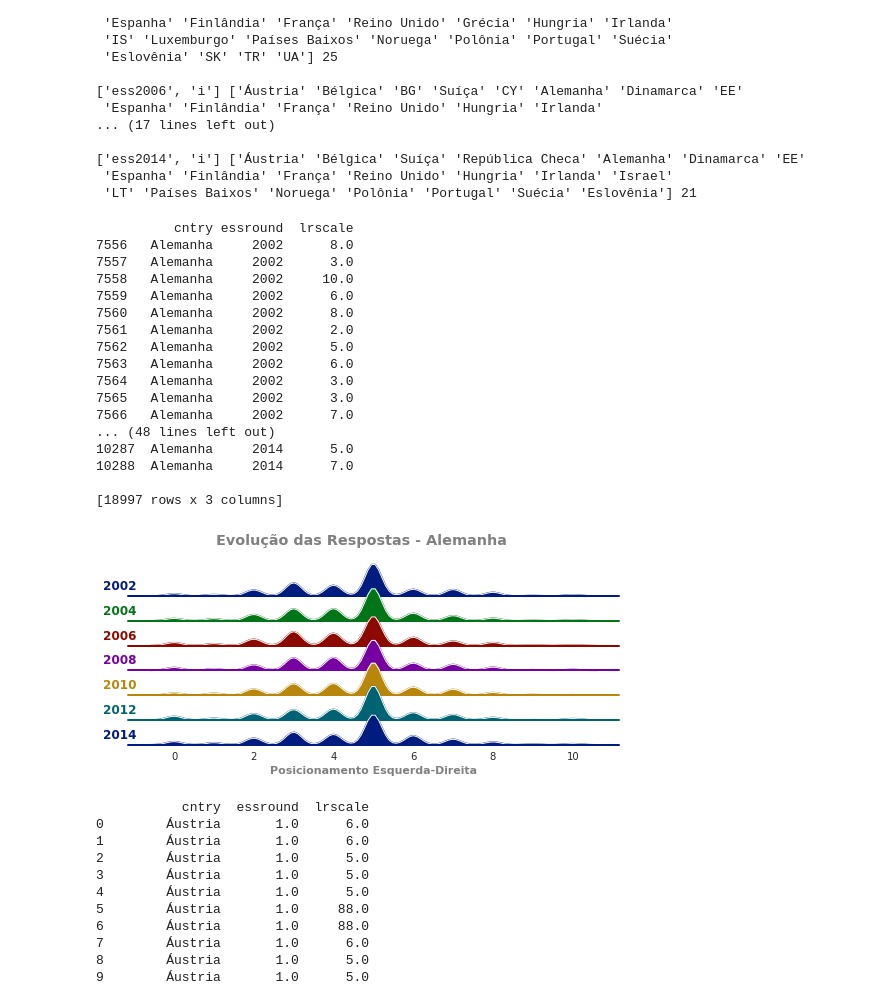
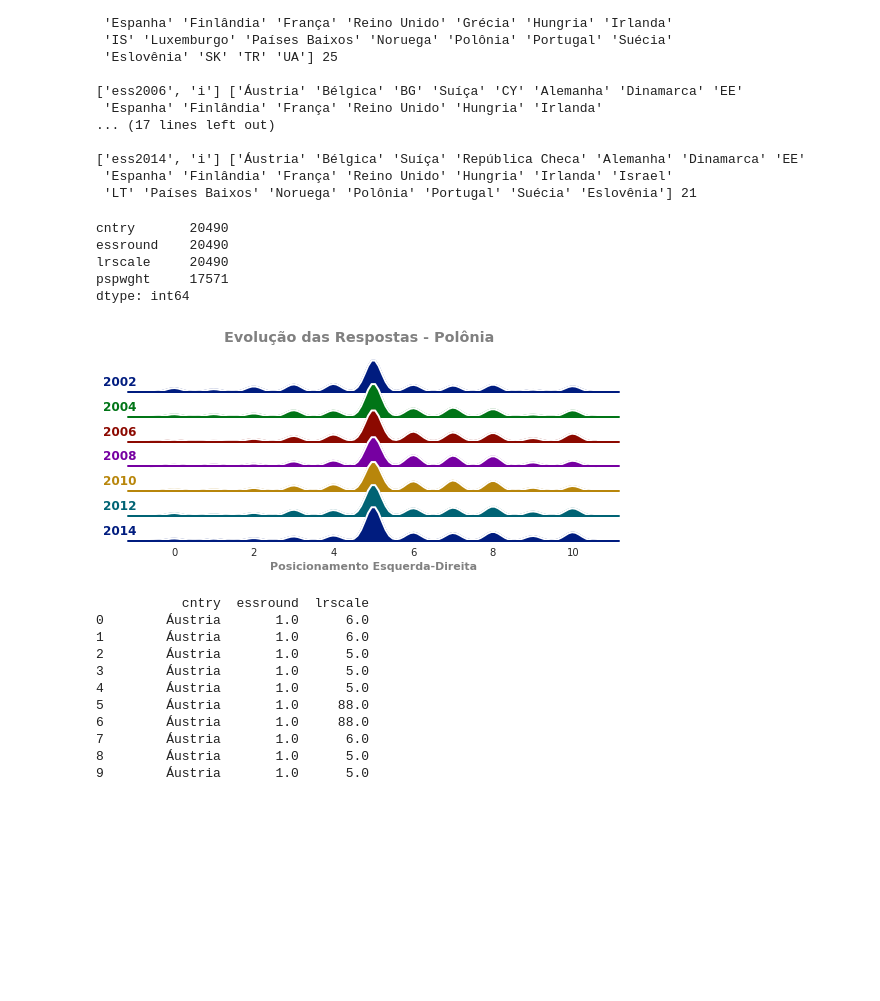
Before and after one commit to marcelovmaciel/Projeto, a Jupyter notebook: data-analysis/02-loadall_ess.ipynb, the cells around one changed output. Saved outputs shown, nothing was run; the diff lists cells and outputs as text; code cells hidden in the pictures; blank space fills up the shorter version.

```diff
--- a/data-analysis/02-loadall_ess.ipynb
+++ b/data-analysis/02-loadall_ess.ipynb
@@ -141,21 +141,21 @@ See the caveats in the documentation: http://pandas.pydata.org/pandas-docs/stabl
 ideo_2002 = return_ideos(ess2002,["cntry", "essround", "lrscale"], "lrscale")
 
 
-ideo_2004 = return_ideos(ess2004,["cntry", "essround", "lrscale"], "lrscale")
+ideo_2004 = return_ideos(ess2004,["cntry", "essround", "lrscale",  "pspwght"], "lrscale")
 
 
-ideo_2006 = return_ideos(ess2006,["cntry", "essround", "lrscale"], "lrscale")
+ideo_2006 = return_ideos(ess2006,["cntry", "essround", "lrscale",  "pspwght"], "lrscale")
 
 
-ideo_2008 = return_ideos(ess2008,["cntry", "essround", "lrscale"], "lrscale")
+ideo_2008 = return_ideos(ess2008,["cntry", "essround", "lrscale",  "pspwght"], "lrscale")
 
-ideo_2010 = return_ideos(ess2010,["cntry", "essround", "lrscale"], "lrscale")
+ideo_2010 = return_ideos(ess2010,["cntry", "essround", "lrscale",  "pspwght"], "lrscale")
 
 
-ideo_2012 = return_ideos(ess2012,["cntry", "essround", "lrscale"], "lrscale")
+ideo_2012 = return_ideos(ess2012,["cntry", "essround", "lrscale", "pspwght"], "lrscale")
 
 
-ideo_2014 = return_ideos(ess2014,["cntry", "essround", "lrscale"], "lrscale")
+ideo_2014 = return_ideos(ess2014,["cntry", "essround", "lrscale", "pspwght"], "lrscale")
 # %%
 frames = [ideo_2002, ideo_2004, ideo_2006, ideo_2008, ideo_2010, ideo_2012, ideo_2014]
 
@@ -172,30 +172,22 @@ def return_valids(x,bound = 10 , var = "lrscale"):
 
 
 #alemanha_ideo["lrscale"].unique()
-valid_alemanha_ideo
-# %% [output]
-          cntry essround  lrscale
-7556   Alemanha     2002      8.0
-7557   Alemanha     2002      3.0
-7558   Alemanha     2002     10.0
-7559   Alemanha     2002      6.0
-7560   Alemanha     2002      8.0
-7561   Alemanha     2002      2.0
-7562   Alemanha     2002      5.0
-7563   Alemanha     2002      6.0
-7564   Alemanha     2002      3.0
-7565   Alemanha     2002      3.0
-7566   Alemanha     2002      7.0
-... (48 lines left out)
-10287  Alemanha     2014      5.0
-10288  Alemanha     2014      7.0
-
-[18997 rows x 3 columns]
+# %%
+result.loc[result.cntry == "Alemanha"].count()
+# a Polônia é o país com menor std para o pspwght
+# %% [output]
+cntry       20490
+essround    20490
+lrscale     20490
+pspwght     17571
+dtype: int64
 # %%
-def evolution_plot(df,facet_row,cntry,var,xlabel, title):
+def evolution_plot(df,facet_row,cntry,var,xlabel):
+    title = "Evolução das Respostas - {} ".format(cntry)
+
 
     cntry_ideo = df.loc[df.cntry == cntry]
-    valid_cntry_ideo = cntry_ideo.loc[alemanha_ideo[var] <= 10.0]
+    valid_cntry_ideo = cntry_ideo.loc[cntry_ideo[var] <= 10.0]
 
 
 
@@ -204,36 +196,36 @@ def evolution_plot(df,facet_row,cntry,var,xlabel, title):
     # Initialize the FacetGrid object
     pal = sns.cubehelix_palette(10, rot=-.25, light=.7)
     g = sns.FacetGrid(valid_cntry_ideo, row= facet_row, hue= facet_row, aspect=15, size=.5, palette="dark")
 
     # Draw the densities in a few steps
     g.map(sns.kdeplot, var, clip_on=False, shade=True, alpha=1, lw=1.5, bw=.2)
-    g.map(sns.kdeplot, var, clip_on=False, color="w", lw=1, bw=.2)
+    g.map(sns.kdeplot, var, clip_on=False, color="w", lw=2, bw=.2)
     g.map(plt.axhline, y=0, lw=2, clip_on=False)
 
 
     # Define and use a simple function to label the plot in axes coordinates
     def label(x, color, label):
         ax = plt.gca()
         ax.text(-0.05, .3, label, fontweight="bold", color=color,
                         ha="left",va="center",  transform=ax.transAxes)
 
     g.map(label, var)
     g.set_xlabels(xlabel,fontweight= "bold", color = "gray")
     # Set the subplots to overlap
     g.fig.subplots_adjust(hspace=-.25)
 
     # Remove axes details that don't play will with overlap
     g.set_titles("")
     g.set(yticks=[])
     g.despine(bottom=True, left=True)
     plt.suptitle(title, y = 1.01,  color = "gray", fontweight= "bold")
     plt.savefig("ess_{}_plots.pdf".format(cntry), bbox_inches='tight',\
                                                   pad_inches=0.2, dpi = 250)
 
 
-evolution_plot(result,facet_row = "essround",  cntry = "Alemanha",var = "lrscale", xlabel = "Posicionamento Esquerda-Direita", title = "Evolução das Respostas - Alemanha")
+evolution_plot(result,facet_row = "essround",  cntry = "Polônia",var = "lrscale", xlabel = "Posicionamento Esquerda-Direita")
 # %% [output]
-[figure, old version]
+[figure, new version]
 # %%
 ideo_2002
 # %% [output]
```
